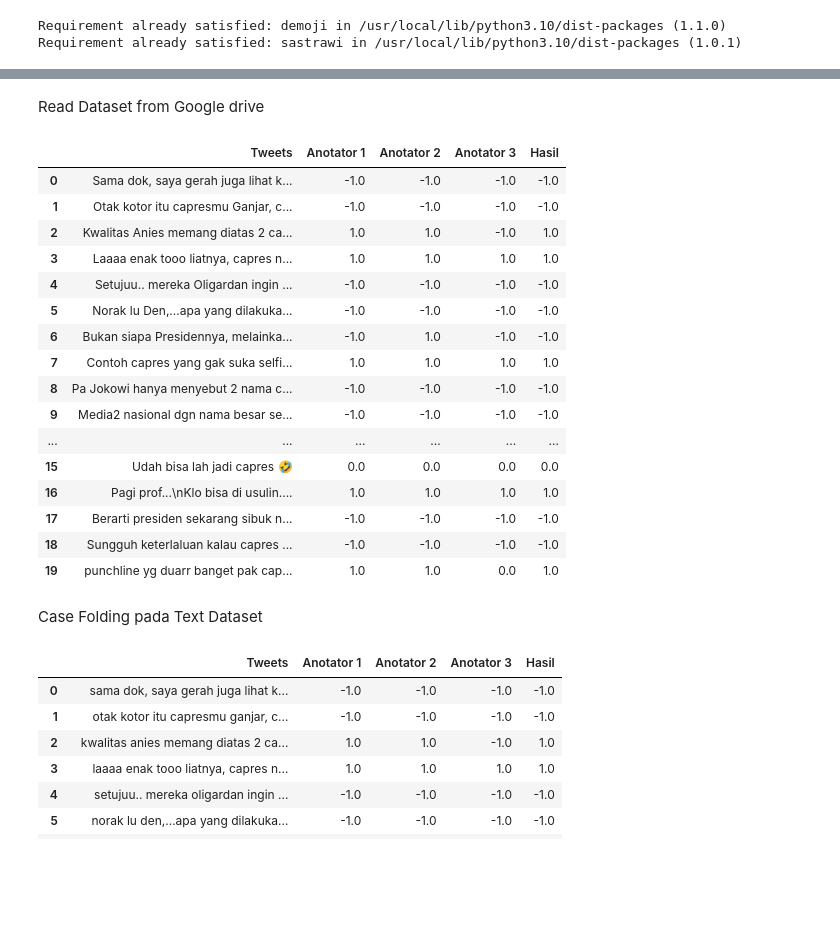
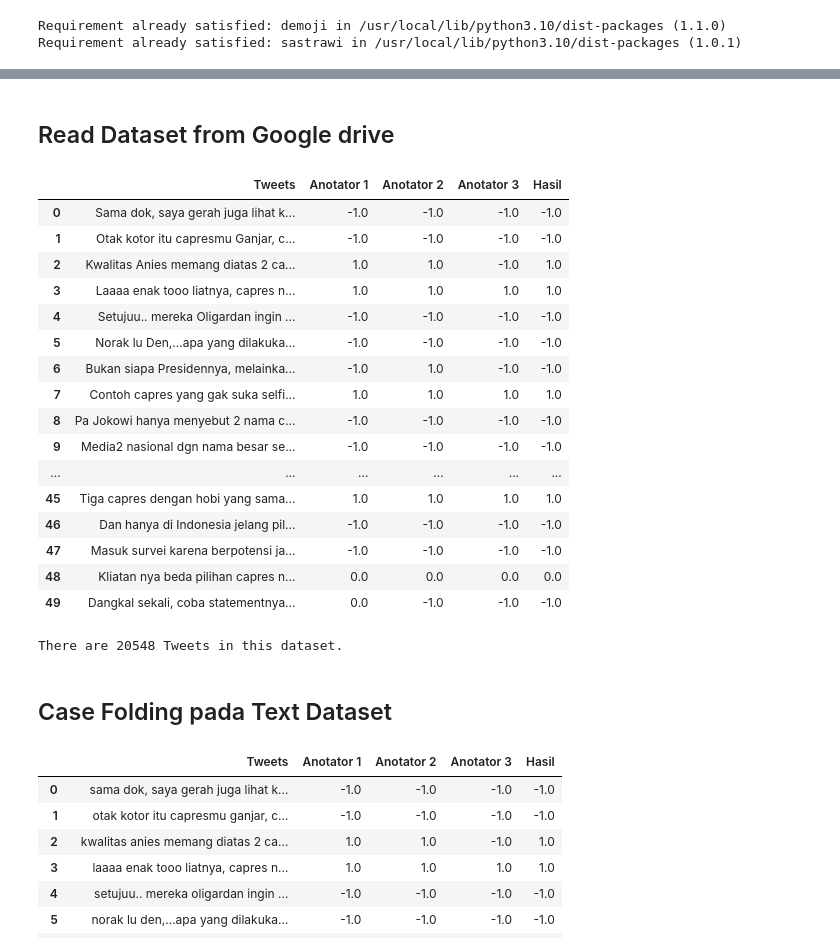
Before and after one commit to fhinnn/Twitter_crawl, a Jupyter notebook: notebook/Textprocessing_Data.ipynb, the cells around one changed output, grey strips where cells are left out. Cells and saved outputs as stored; diff of their text form; code cells hidden in the pictures; blank space fills up the shorter version.

```diff
--- a/notebook/Textprocessing_Data.ipynb
+++ b/notebook/Textprocessing_Data.ipynb
@@ -29,26 +25,26 @@ True
 # %%
 stopwords = nltk.corpus.stopwords.words('indonesian')
 # %% [markdown]
-Read Dataset from Google drive
+## Read Dataset from Google drive
 # %%
 path = '/content/final_pemilu.csv'
 df_pemilu = pd.read_csv(path)
-df_pemilu[["Tweets", "Anotator 1", "Anotator 2", "Anotator 3", "Hasil"]].head(20)
+df_pemilu[["Tweets", "Anotator 1", "Anotator 2", "Anotator 3", "Hasil"]].head(50)
 # %% [output]
 |  | Tweets | Anotator 1 | Anotator 2 | Anotator 3 | Hasil |
 | 0 | Sama dok, saya gerah juga lihat k... | -1.0 | -1.0 | -1.0 | -1.0 |
 | 1 | Otak kotor itu capresmu Ganjar, c... | -1.0 | -1.0 | -1.0 | -1.0 |
 | 2 | Kwalitas Anies memang diatas 2 ca... | 1.0 | 1.0 | -1.0 | 1.0 |
 | 3 | Laaaa enak tooo liatnya, capres n... | 1.0 | 1.0 | 1.0 | 1.0 |
 | 4 | Setujuu.. mereka Oligardan ingin ... | -1.0 | -1.0 | -1.0 | -1.0 |
 | 5 | Norak lu Den,...apa yang dilakuka... | -1.0 | -1.0 | -1.0 | -1.0 |
 | 6 | Bukan siapa Presidennya, melainka... | -1.0 | 1.0 | -1.0 | -1.0 |
 | 7 | Contoh capres yang gak suka selfi... | 1.0 | 1.0 | 1.0 | 1.0 |
 | 8 | Pa Jokowi hanya menyebut 2 nama c... | -1.0 | -1.0 | -1.0 | -1.0 |
 | 9 | Media2 nasional dgn nama besar se... | -1.0 | -1.0 | -1.0 | -1.0 |
 | ... | ... | ... | ... | ... | ... |
-| 15 | Udah bisa lah jadi capres 🤣 | 0.0 | 0.0 | 0.0 | 0.0 |
-| 16 | Pagi prof...\nKlo bisa di usulin.... | 1.0 | 1.0 | 1.0 | 1.0 |
-| 17 | Berarti presiden sekarang sibuk n... | -1.0 | -1.0 | -1.0 | -1.0 |
-| 18 | Sungguh keterlaluan kalau capres ... | -1.0 | -1.0 | -1.0 | -1.0 |
-| 19 | punchline yg duarr banget pak cap... | 1.0 | 1.0 | 0.0 | 1.0 |
+| 45 | Tiga capres dengan hobi yang sama... | 1.0 | 1.0 | 1.0 | 1.0 |
+| 46 | Dan hanya di Indonesia jelang pil... | -1.0 | -1.0 | -1.0 | -1.0 |
+| 47 | Masuk survei karena berpotensi ja... | -1.0 | -1.0 | -1.0 | -1.0 |
+| 48 | Kliatan nya beda pilihan capres n... | 0.0 | 0.0 | 0.0 | 0.0 |
+| 49 | Dangkal sekali, coba statementnya... | 0.0 | -1.0 | -1.0 | -1.0 |
@@ -55,5 +56,9 @@ df_pemilu[["Tweets", "Anotator 1", "Anotator 2", "Anotator 3", "Hasil"]].head(20
+# %%
+print("There are {} Tweets in this dataset.\n".format(num_tweets, df_pemilu.shape[0]))
+# %% [output]
+There are 20548 Tweets in this dataset.
 # %% [markdown]
-Case Folding pada Text Dataset
+## Case Folding pada Text Dataset
 # %%
 df_pemilu['Tweets'] = df_pemilu['Tweets'].apply(lambda x: x.lower() if isinstance(x, str) else x)
 df_pemilu[["Tweets", "Anotator 1", "Anotator 2", "Anotator 3", "Hasil"]].head(20)
```
Also changed, not shown: parts of 21 cells of this notebook.
